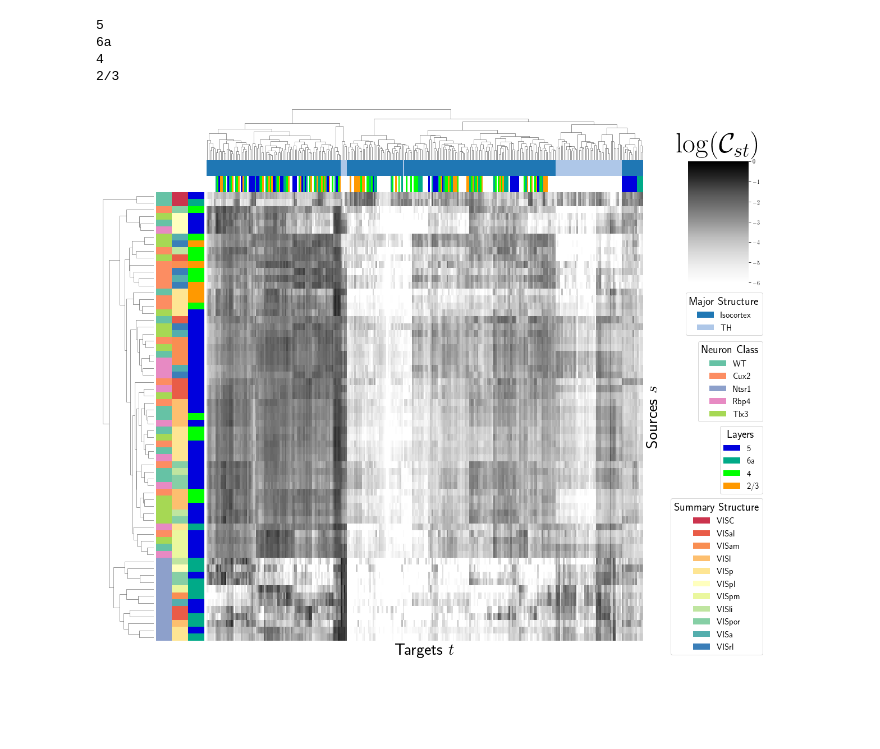
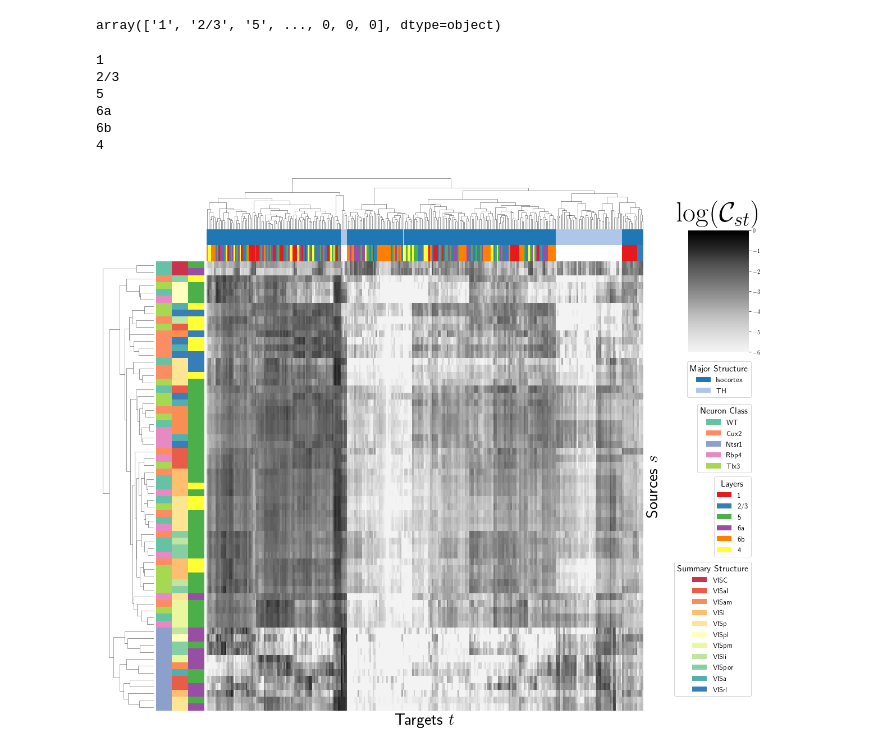
Before and after one commit to AllenInstitute/mouse_connectivity_models, a Jupyter notebook: analyses/paper/figures/Fig3_061521.ipynb, the cells around one changed output. Drawn from its saved outputs; the diff is of its cells as text; code cells hidden in the pictures; blank space fills up the shorter version.

```diff
--- a/analyses/paper/figures/Fig3_061521.ipynb
+++ b/analyses/paper/figures/Fig3_061521.ipynb
@@ -347,3 +363,7 @@ comb_data_vis_log[comb_data_vis_log < -6] = -6
+# %%
+layers_targs
+# %% [output]
+array(['1', '2/3', '5', ..., 0, 0, 0], dtype=object)
 # %%
 nleaf= 564
 cre_inds = np.concatenate([np.repeat('WT',564), np.repeat('Cux2',564), np.repeat('Ntsr1',564), np.repeat('Rbp4',564),
@@ -407,15 +421,28 @@ major_colors = pd.Series(major_labels, index=col_multi_ind_tuples).map(major_lut
 # summary_colors = pd.Series(summary_labels, index=col_multi_ind_tuples).map(summary_lut)
 
 layer_labels_col = col_multi_ind_tuples.get_level_values("Layer")
-layer_pal = sns.color_palette("nipy_spectral", n_colors = layer_labels.unique().size) #sns.cubehelix_palette(layer_labels.unique().size, light=1., dark=0., reverse=False, start=0, rot=-1, hue = 1)
-layer_lut_col = dict(zip(map(str, layer_labels_col.unique()), layer_pal))
-layer_colors = pd.Series(layer_labels_col, index=col_multi_ind_tuples).map(layer_lut_col)
+layer_pal_col = sns.color_palette("Set1", n_colors = layer_labels_col.unique().size) #sns.cubehelix_palette(layer_labels.unique().size, light=1., dark=0., reverse=False, start=0, rot=-1, hue = 1)
+layer_lut_col = dict(zip(map(str, layer_labels_col.unique()), layer_pal_col))
+layer_colors_col = pd.Series(layer_labels_col, index=col_multi_ind_tuples).map(layer_lut_col)
 
 arr = np.zeros((len(keep_ind),2), dtype = object)
 arr[:,0] = major_colors
 #arr[:,1] = summary_colors
-arr[:,1] = layer_colors
-combined_colors_col = pd.DataFrame(arr, index = layer_colors.index)
+arr[:,1] = layer_colors_col
+combined_colors_col = pd.DataFrame(arr, index = layer_colors_col.index)
+# %%
+keep_ind = np.intersect1d(vis_inds, nonzero_leafs)
+
+layer_labels_row = row_multi_ind_tuples.get_level_values("Layer")
+#layer_pal_row = sns.color_palette("nipy_spectral", n_colors = layer_labels_col.unique().size) #sns.cubehelix_palette(layer_labels.unique().size, light=1., dark=0., reverse=False, start=0, rot=-1, hue = 1)
+#layer_lut_row = dict(zip(map(str, layer_labels_row.unique()), layer_pal_col))
+layer_colors_row = pd.Series(layer_labels_row, index=row_multi_ind_tuples).map(layer_lut_col)
+
+arr = np.zeros((len(keep_ind),3), dtype = object)
+arr[:,0] = cre_colors
+arr[:,1] = summary_colors
+arr[:,2] = layer_colors_row
+combined_colors = pd.DataFrame(arr, index = summary_colors.index)
 # %%
 # comb_data_vis = comb_data.iloc[keep_ind]
 # comb_data_vis.index = row_multi_ind_tuples
@@ -434,7 +461,7 @@ comb_data_vis_log_sub = comb_data_vis_log.iloc[:,targs]
 comb_data_vis_log_sub.columns = col_multi_ind_tuples
 # %%
 g = sns.clustermap(comb_data_vis_log_sub, col_cluster = True, row_cluster = True,
-                   figsize = (15,15), cmap = 'Greys', col_colors = combined_colors_col, row_colors = combined_colors, dendrogram_ratio=0.1, cbar_pos=[.98,.7,0.1,0.2], vmin = -6, vmax = 0)
+                   figsize = (15,15), cmap = new_cmap, col_colors = combined_colors_col, row_colors = combined_colors, dendrogram_ratio=0.1, cbar_pos=[.98,.7,0.1,0.2], vmin = -6, vmax = 0)
 
 g.ax_col_colors.set_yticks([])
 g.ax_row_colors.set_xticks([])
@@ -452,38 +479,40 @@ ax = gcf().add_axes((0.55,.9,0.,0.))
 ax.xaxis.set_visible(False)
 ax.yaxis.set_visible(False)
 for label in summary_labels.unique():
     ax.bar(0, 0, color=summary_lut[label], label=label, linewidth=0.)
-l4 = ax.legend(title='Summary Structure', ncol=1, bbox_to_anchor=(1.11, .35), bbox_transform=gcf().transFigure, fontsize = 15,title_fontsize=20)
+l4 = ax.legend(title='Summary Structure', ncol=1, bbox_to_anchor=(1.09, .36), bbox_transform=gcf().transFigure, fontsize = 13,title_fontsize=16)
 
 ax2 = gcf().add_axes((0.55,.55,0.,0.))
 ax2.xaxis.set_visible(False)
 ax2.yaxis.set_visible(False)
 for label in cre_labels.unique():
     ax2.bar(0, 0, color=cre_lut[label], label=label, linewidth=0.)
-l4 = ax2.legend(title='Neuron Class', ncol=1, bbox_to_anchor=(1.11, .61), bbox_transform=gcf().transFigure, fontsize = 15,title_fontsize=20)
+l4 = ax2.legend(title='Neuron Class', ncol=1, bbox_to_anchor=(1.09, .62), bbox_transform=gcf().transFigure, fontsize = 13,title_fontsize=16)
 
 ax3 = gcf().add_axes((0.55,.15,0.,0.))
 ax3.xaxis.set_visible(False)
 ax3.yaxis.set_visible(False)
 for label in major_labels.unique():
     ax3.bar(0, 0, color=major_lut[label], label=label, linewidth=0.)
-l4 = ax3.legend(title='Major Structure', ncol=1, bbox_to_anchor=(1.11, .69), bbox_transform=gcf().transFigure, fontsize = 15,title_fontsize=20)
+l4 = ax3.legend(title='Major Structure', ncol=1, bbox_to_anchor=(1.09, .69), bbox_transform=gcf().transFigure, fontsize = 13,title_fontsize=16)
 
 ax4 = gcf().add_axes((0.55,.75,0.,0.))
 ax4.xaxis.set_visible(False)
 ax4.yaxis.set_visible(False)
-for label in layer_labels.unique():
+for label in layer_labels_col.unique()[:-1]:
     print(label)
-    ax4.bar(0, 0, color=layer_lut[label], label=label, linewidth=0.)
-l4 = ax4.legend(title='Layers', ncol=1, bbox_to_anchor=(1.11, .47), bbox_transform=gcf().transFigure, fontsize = 15,title_fontsize=20)
+    ax4.bar(0, 0, color=layer_lut_col[label], label=label, linewidth=0.)
+l4 = ax4.legend(title='Layers', ncol=1, bbox_to_anchor=(1.09, .5), bbox_transform=gcf().transFigure, fontsize = 13,title_fontsize=16)
 #g.savefig('/Users/samsonkoelle/alleninstitute/sambranch/mouse_connectivity_models/analyses/paper/figures/distances_leafs.png', bbox_inches = 'tight',pad_inches = 0)
 
 g.ax_cbar.set_title(r"$\log (\mathcal C_{st})$", rotation=0, fontsize = 50)
 #g.ax_cbar.set_yticklabels([g.ax_cbar.get_yticklabels()], fontsize=50)
 g.savefig('/Users/samsonkoelle/alleninstitute/sambranch/mouse_connectivity_models/analyses/paper/figures/heirarchical.png', bbox_inches = 'tight',pad_inches = 0)
 # %% [output]
+1
+2/3
 5
 6a
+6b
 4
-2/3
-[figure, old version]
+[figure, new version]
```
Also changed, not shown: parts of 10 cells of this notebook, 24 other files.
